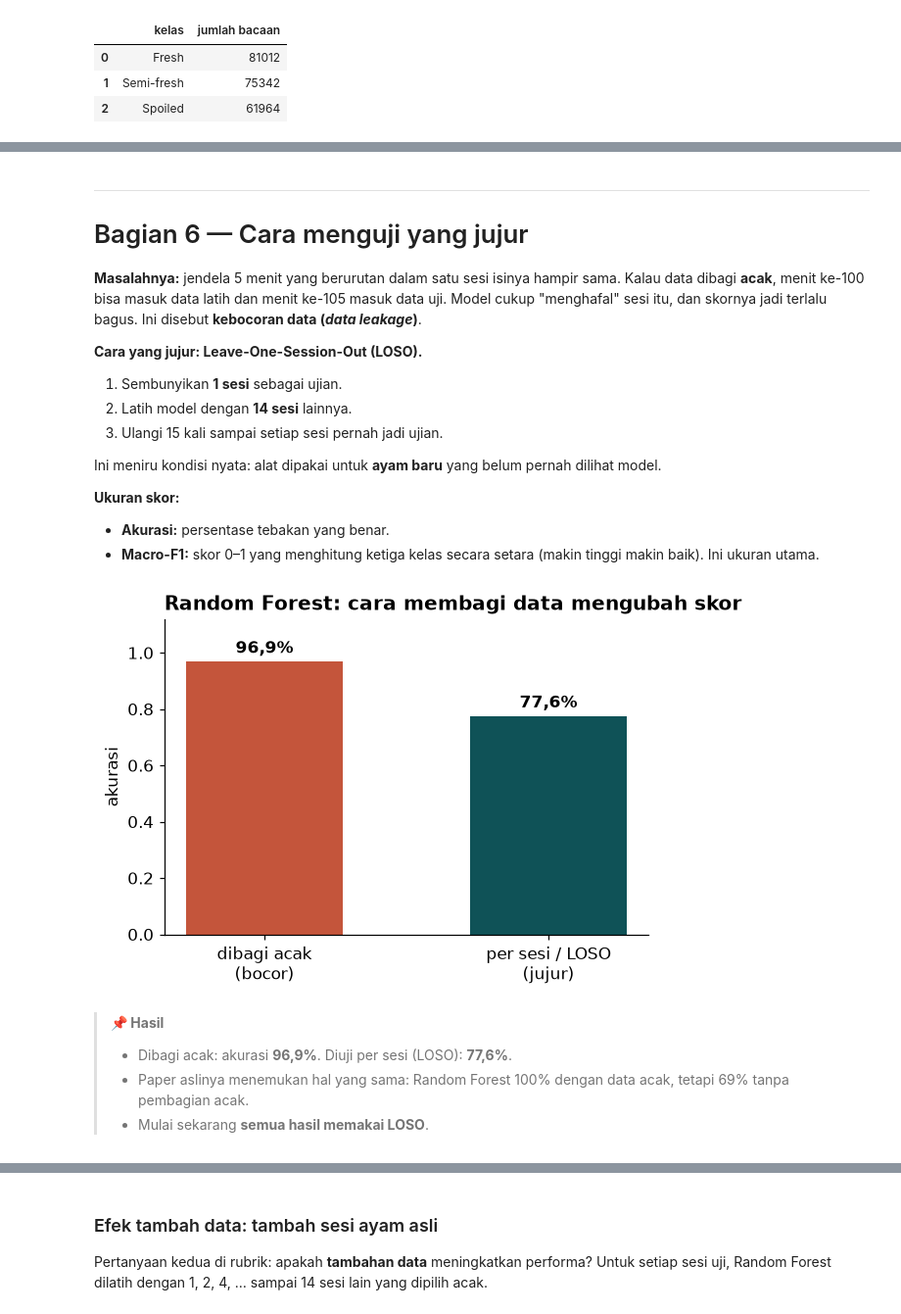
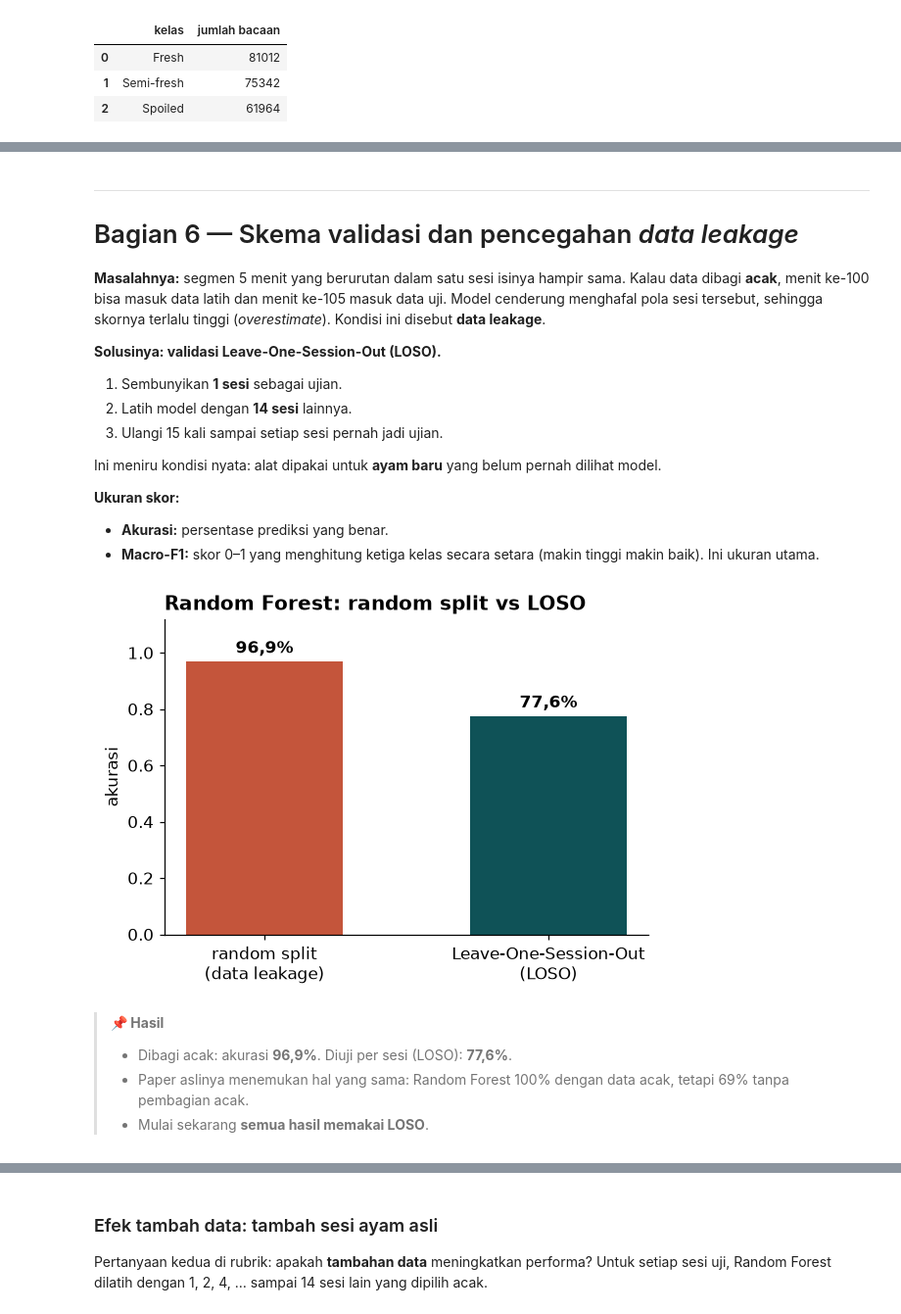
Before and after one commit to MuhammadErlanggaKurniawan/ets-ml2-kelompok, a Jupyter notebook: notebooks/ETS_ML2_Kesegaran_Ayam.ipynb, the cells around one changed output, grey strips where cells are left out. Shown at 98% size. Cells and saved outputs as stored; diff of their text form; code cells hidden in the pictures.

```diff
--- a/notebooks/ETS_ML2_Kesegaran_Ayam.ipynb
+++ b/notebooks/ETS_ML2_Kesegaran_Ayam.ipynb
@@ -268,8 +268,8 @@ def make_windows(readings):
     r = readings.copy()
     r["urutan"] = r.groupby(["sesi", "jam"]).cumcount()
     r["n"] = r.groupby(["sesi", "jam"])["jam"].transform("size")
-    r["jendela"] = r.urutan * 12 // r.n
-    return r.groupby(["sesi", "jam", "jendela"]).agg(**{c: (c, "mean") for c in SENSORS},
+    r["segmen"] = r.urutan * 12 // r.n
+    return r.groupby(["sesi", "jam", "segmen"]).agg(**{c: (c, "mean") for c in SENSORS},
                                                     label=("label", "first")).reset_index()
 
 
@@ -282,7 +282,7 @@ def make_features(win):
     level, reference = level[keep].reset_index(drop=True), reference[keep].reset_index(drop=True)
     gas = rows[MQ].clip(lower=0)
     features = pd.concat([level.add_prefix("level_"),
-                          gas.div(gas.sum(axis=1) + 1, axis=0).add_prefix("porsi_"),
+                          gas.div(gas.sum(axis=1) + 1, axis=0).add_prefix("proporsi_"),
                           (level - reference).add_prefix("naik_"),
                           rows[["Kelembapan"]]], axis=1)
     return features, rows
@@ -298,21 +298,21 @@ X_no_rise = features.drop(columns=[c for c in features if c.startswith("naik_")]
 
 class_counts = np.bincount(y, minlength=3)
 ratio = class_counts.max() / class_counts.min()
-print(f"{num(len(raw))} bacaan → {num(len(windows))} jendela 5 menit → {num(len(data))} jendela setelah masa kalibrasi")
-print(f"{X.shape[1]} fitur per jendela")
+print(f"{num(len(raw))} bacaan → {num(len(windows))} segmen 5 menit → {num(len(data))} segmen setelah masa kalibrasi")
+print(f"{X.shape[1]} fitur per segmen")
 display(features.head().round(3))
 
 fig, ax = plt.subplots(figsize=(5.5, 3.6))
 bars = ax.bar(CLASSES, class_counts, color=CLASS_COLORS)
 ax.bar_label(bars, padding=3)
-ax.set(ylabel="jumlah jendela", title="Jumlah data per kelas", ylim=(0, class_counts.max() * 1.18))
+ax.set(ylabel="jumlah segmen", title="Jumlah data per kelas", ylim=(0, class_counts.max() * 1.18))
 save(fig, "02_jumlah_kelas")
 plt.show()
 
 RESULTS.update(n_windows_all=len(windows), n_windows=len(data), n_features=X.shape[1],
                class_counts=dict(zip(CLASSES, class_counts.tolist())), class_ratio=float(ratio))
 result_box(f'''
-- {num(len(raw))} bacaan diringkas menjadi **{num(len(data))} jendela 5 menit** dengan **{X.shape[1]} fitur**.
+- {num(len(raw))} bacaan diringkas menjadi **{num(len(data))} segmen 5 menit** dengan **{X.shape[1]} fitur**.
 - Jumlah per kelas: Fresh {num(class_counts[0])}, Semi-fresh {num(class_counts[1])}, Spoiled {num(class_counts[2])}.
   Perbandingan terbesar : terkecil = **{fmt(ratio, 2)}**, jadi data **cukup seimbang**. Penanganan imbalance
   seperti SMOTE tidak diperlukan.
@@ -335,13 +335,13 @@ result_box(f'''
 >   seperti SMOTE tidak diperlukan.
 # %% [markdown]
 ---
-# Bagian 6 — Cara menguji yang jujur
+# Bagian 6 — Skema validasi dan pencegahan *data leakage*
 
-**Masalahnya:** jendela 5 menit yang berurutan dalam satu sesi isinya hampir sama. Kalau data dibagi **acak**,
-menit ke-100 bisa masuk data latih dan menit ke-105 masuk data uji. Model cukup "menghafal" sesi itu, dan
-skornya jadi terlalu bagus. Ini disebut **kebocoran data (*data leakage*)**.
+**Masalahnya:** segmen 5 menit yang berurutan dalam satu sesi isinya hampir sama. Kalau data dibagi **acak**,
+menit ke-100 bisa masuk data latih dan menit ke-105 masuk data uji. Model cenderung menghafal pola sesi tersebut, sehingga
+skornya terlalu tinggi (*overestimate*). Kondisi ini disebut **data leakage**.
 
-**Cara yang jujur: Leave-One-Session-Out (LOSO).**
+**Solusinya: validasi Leave-One-Session-Out (LOSO).**
 1. Sembunyikan **1 sesi** sebagai ujian.
 2. Latih model dengan **14 sesi** lainnya.
 3. Ulangi 15 kali sampai setiap sesi pernah jadi ujian.
@@ -349,7 +349,7 @@ skornya jadi terlalu bagus. Ini disebut **kebocoran data (*data leakage*)**.
 Ini meniru kondisi nyata: alat dipakai untuk **ayam baru** yang belum pernah dilihat model.
 
 **Ukuran skor:**
-- **Akurasi:** persentase tebakan yang benar.
+- **Akurasi:** persentase prediksi yang benar.
 - **Macro-F1:** skor 0–1 yang menghitung ketiga kelas secara setara (makin tinggi makin baik). Ini ukuran utama.
 # %%
 def loso(make_model, X_, y_=None, g_=None):
@@ -368,36 +368,36 @@ def loso(make_model, X_, y_=None, g_=None):
 
 def scores(pred, y_=None, g_=None):
     y_ = y if y_ is None else y_
     g_ = groups if g_ is None else g_
     per_session = [accuracy_score(y_[g_ == s], pred[g_ == s]) for s in np.unique(g_)]
     return {"akurasi": accuracy_score(y_, pred), "macro_f1": f1_score(y_, pred, average="macro"),
             "akurasi_sesi_terburuk": min(per_session)}
 
 
 make_rf = lambda: RandomForestClassifier(n_estimators=300, max_depth=6, random_state=SEED, n_jobs=-1)
 
 pred_random = np.empty_like(y)
 for train, test in StratifiedKFold(5, shuffle=True, random_state=SEED).split(X, y):
     pred_random[test] = make_rf().fit(X[train], y[train]).predict(X[test])
 pred_loso, _ = loso(make_rf, X)
 leak = {"acak": scores(pred_random), "loso": scores(pred_loso)}
 
 fig, ax = plt.subplots(figsize=(5.8, 3.8))
 vals = [leak["acak"]["akurasi"], leak["loso"]["akurasi"]]
-bars = ax.bar(["dibagi acak\n(bocor)", "per sesi / LOSO\n(jujur)"], vals, color=[RED, TEAL], width=0.55)
+bars = ax.bar(["random split\n(data leakage)", "Leave-One-Session-Out\n(LOSO)"], vals, color=[RED, TEAL], width=0.55)
 ax.bar_label(bars, labels=[pct(v) for v in vals], padding=3, fontweight="bold")
-ax.set(ylim=(0, 1.12), ylabel="akurasi", title="Random Forest: cara membagi data mengubah skor")
+ax.set(ylim=(0, 1.12), ylabel="akurasi", title="Random Forest: random split vs LOSO")
 save(fig, "03_kebocoran")
 plt.show()
 
 RESULTS["leakage"] = leak
 result_box(f'''
 - Dibagi acak: akurasi **{pct(leak["acak"]["akurasi"])}**. Diuji per sesi (LOSO): **{pct(leak["loso"]["akurasi"])}**.
 - Paper aslinya menemukan hal yang sama: Random Forest 100% dengan data acak, tetapi 69% tanpa pembagian acak.
 - Mulai sekarang **semua hasil memakai LOSO**.
 ''')
 # %% [output]
-[figure, old version]
+[figure, new version]
 > **📌 Hasil**
 >
 > - Dibagi acak: akurasi **96,9%**. Diuji per sesi (LOSO): **77,6%**.
```
Also changed, not shown: parts of 19 cells of this notebook, 14 other files.
